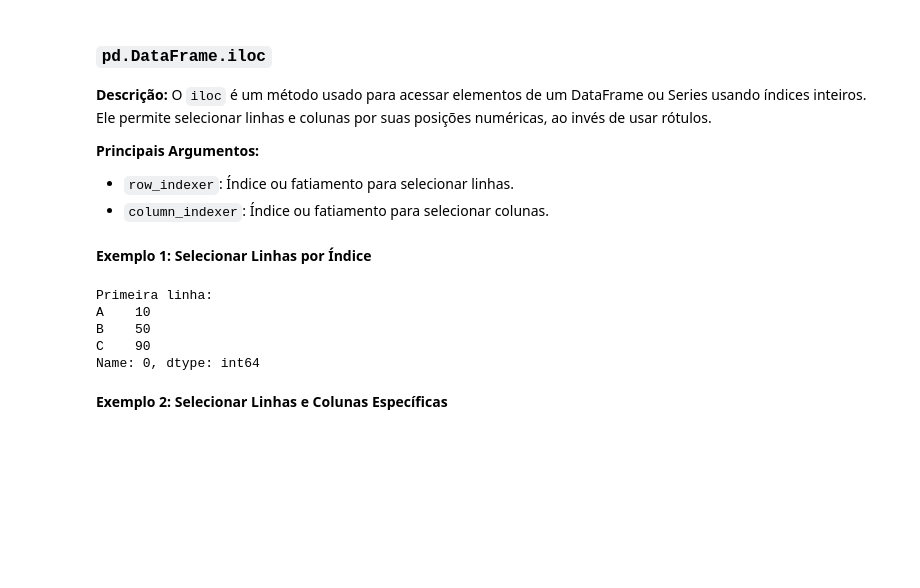
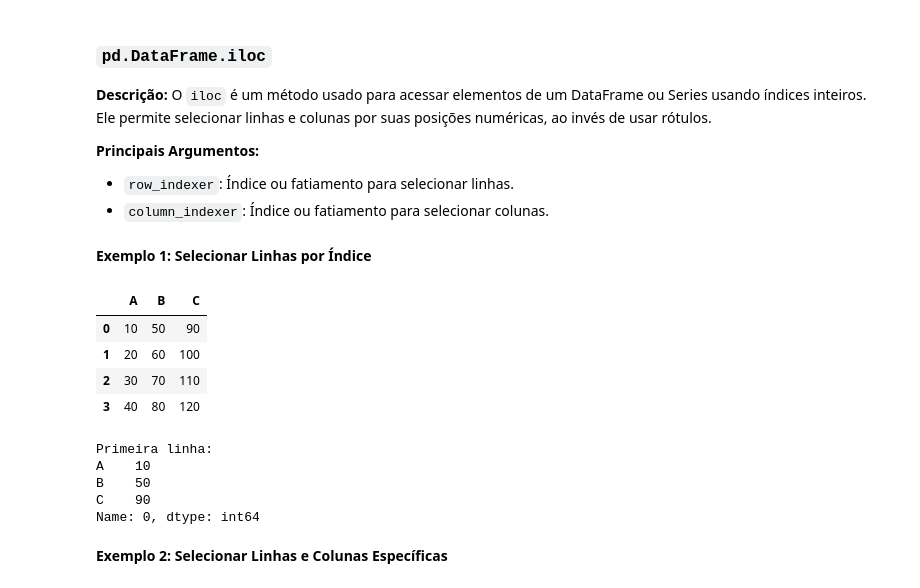
Before and after one commit to IlIIIIIIIIIlI/Jupyter-Notebooks, a Jupyter notebook: MBA USP/Python/Anotações em python.ipynb, the cells around one changed output. Drawn from its saved outputs; the diff is of its cells as text; code cells hidden in the pictures; blank space fills up the shorter version.

```diff
--- a/MBA USP/Python/Anotações em python.ipynb
+++ b/MBA USP/Python/Anotações em python.ipynb
@@ -642,23 +642,3 @@ O `iloc` é um método usado para acessar elementos de um DataFrame ou Series us
 - `column_indexer`: Índice ou fatiamento para selecionar colunas.
 # %% [markdown]
 **Exemplo 1: Selecionar Linhas por Índice**
-# %%
-import pandas as pd
-
-# DataFrame de exemplo
-df = pd.DataFrame({
-    'A': [10, 20, 30, 40],
-    'B': [50, 60, 70, 80],
-    'C': [90, 100, 110, 120]
-})
-
-# Selecionar a primeira linha (índice 0)
-linha_0 = df.iloc[0]
-print("Primeira linha:")
-print(linha_0)
-# %% [output]
-Primeira linha:
-A    10
-B    50
-C    90
-Name: 0, dtype: int64
@@ -665,3 +654,22 @@ Name: 0, dtype: int64
+# %%
+df
+# %% [output]
+|  | A | B | C |
+| 0 | 10 | 50 | 90 |
+| 1 | 20 | 60 | 100 |
+| 2 | 30 | 70 | 110 |
+| 3 | 40 | 80 | 120 |
+# %%
+# Selecionar a primeira linha (índice 0)
+linha_0 = df.iloc[0]
+print("Primeira linha:")
+print(linha_0)
+# %% [output]
+Primeira linha:
+A    10
+B    50
+C    90
+Name: 0, dtype: int64
 # %% [markdown]
 **Exemplo 2: Selecionar Linhas e Colunas Específicas**
 # %%
```
Also changed, not shown: parts of 1 cell of this notebook.
